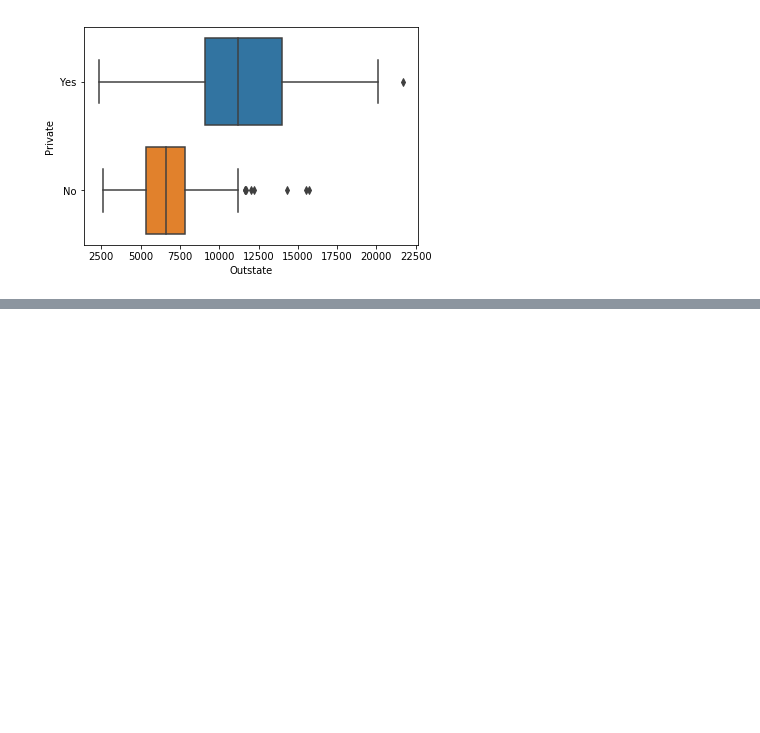
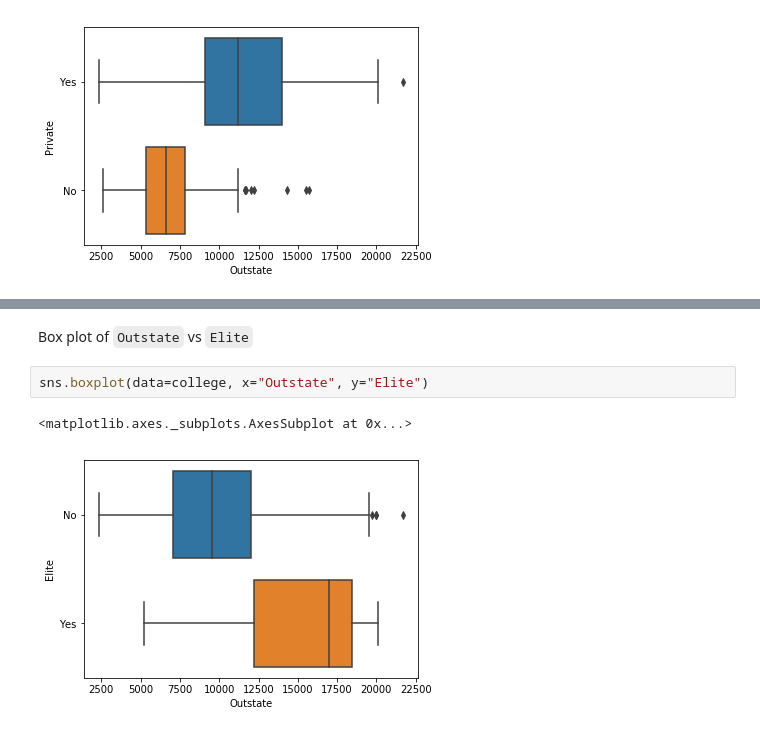
Before and after one commit to wllgrnt/islr-python-examples, a Jupyter notebook: Chapter2/Chapter2_8.ipynb, the cells around one changed output, grey strips where cells are left out. Cells and saved outputs as stored; diff of their text form; blank space fills up the shorter version.

```diff
--- a/Chapter2/Chapter2.ipynb
+++ b/Chapter2/Chapter2_8.ipynb
@@ -73,0 +97,7 @@ sns.boxplot(data=college, x="Outstate", y="Private")
+# %% [markdown]
+Box plot of `Outstate` vs `Elite`
+# %%
+sns.boxplot(data=college, x="Outstate", y="Elite")
+# %% [output]
+<matplotlib.axes._subplots.AxesSubplot at 0x...>
+[figure, added]
```
Also changed, not shown: parts of 11 cells of this notebook, 2 other files.
